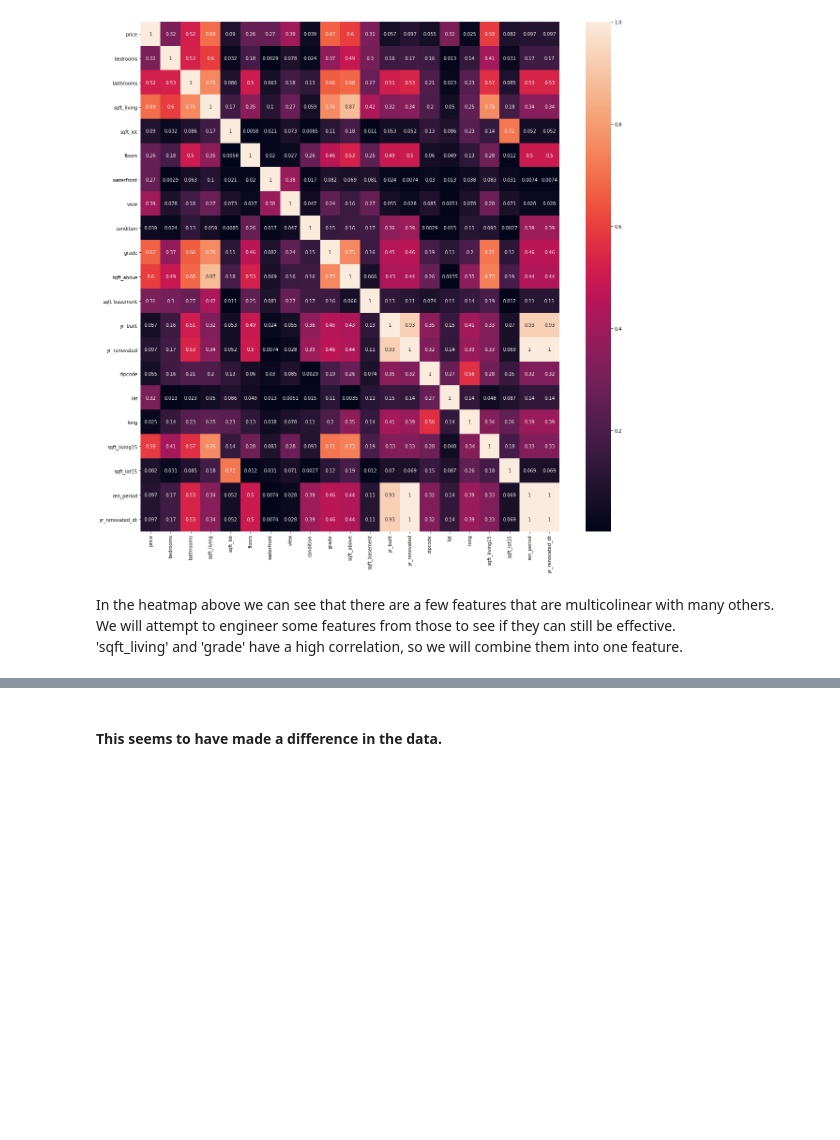
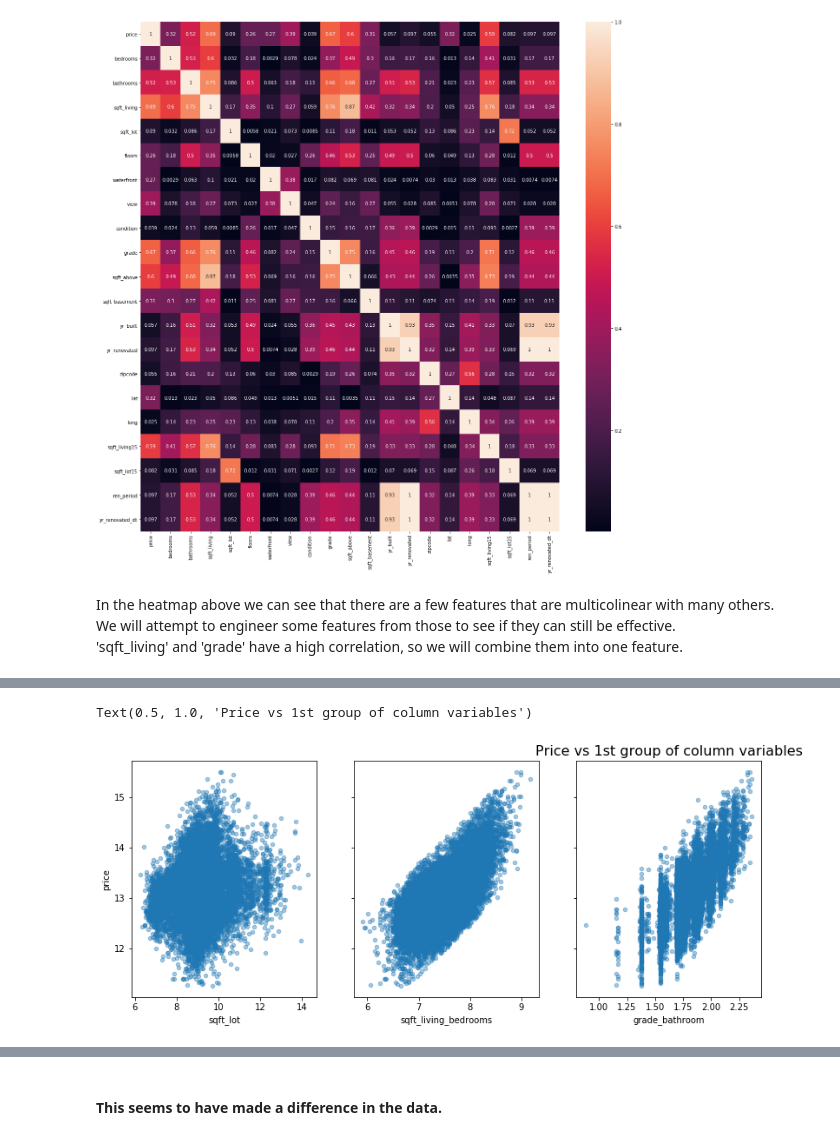
Before and after one commit to Cheffrey2000/Real-Estate-Price_Prediction, a Jupyter notebook: Jeffrey Hinkle KC Housing Data Analysis.ipynb, the cells around one changed output, grey strips where cells are left out. Saved outputs shown, nothing was run; the diff lists cells and outputs as text; code cells hidden in the pictures; blank space fills up the shorter version.

```diff
--- a/Jeffrey Hinkle KC Housing Data Analysis.ipynb
+++ b/Jeffrey Hinkle KC Housing Data Analysis.ipynb
@@ -674,4 +614,4 @@ sns.pairplot(data=features)
 # %%
-# Much of the coninuous data seems to be very skewed.
+# Much of the data seems to be not normal.
 # We will perform a log transformation in an effort to normalize the data
-features_log = pd.DataFrame()
+features_treated = pd.DataFrame([])
@@ -692,0 +618,16 @@ data_cont_scaled.hist(figsize  = [8,4])
+# %%
+features_treated['price'] = np.log(features['price'])
+features_treated['sqft_lot'] = np.log(features['sqft_lot'])
+features_treated['sqft_living_bedrooms'] = np.log(features['sqft_living_bedrooms'])
+features_treated['grade_bathroom'] = np.log(features['grade_bathroom'])
+features_treated['ren_period'] = np.log(features['ren_period'])
+#features_treated['sqft_basement'] = np.log(features['sqft_basement'])
+# %%
+fig, axes = plt.subplots(nrows=1, ncols=3, figsize=(13,5))
+for xcol, ax in zip(list(features_treated)[1:4], axes):
+                    features_treated.plot(kind='scatter', x=xcol, y='price', ax=ax, alpha=.4, sharey=True)
+
+plt.title('Price vs 1st group of column variables', fontsize = 16)
+# %% [output]
+Text(0.5, 1.0, 'Price vs 1st group of column variables')
+[figure, added]
```
Also changed, not shown: parts of 49 cells of this notebook, 1 other file.
